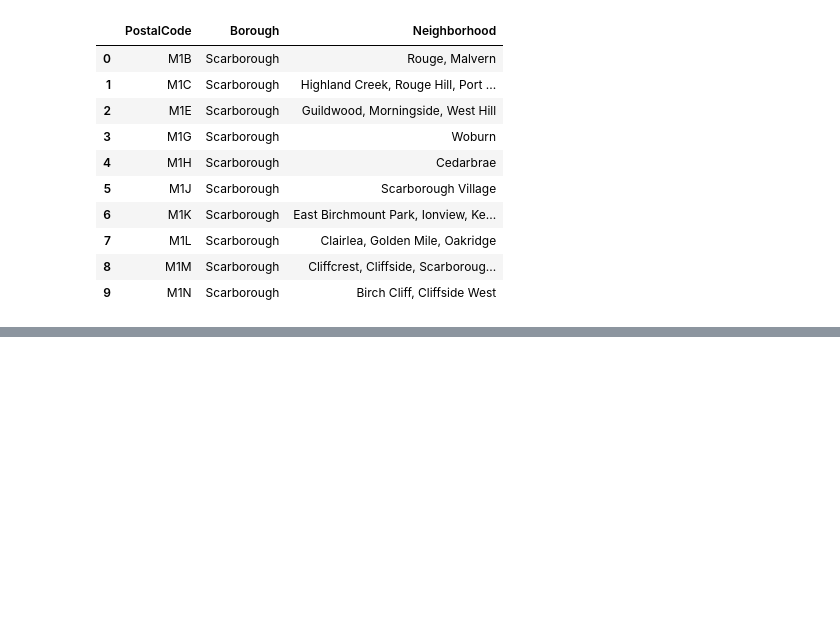
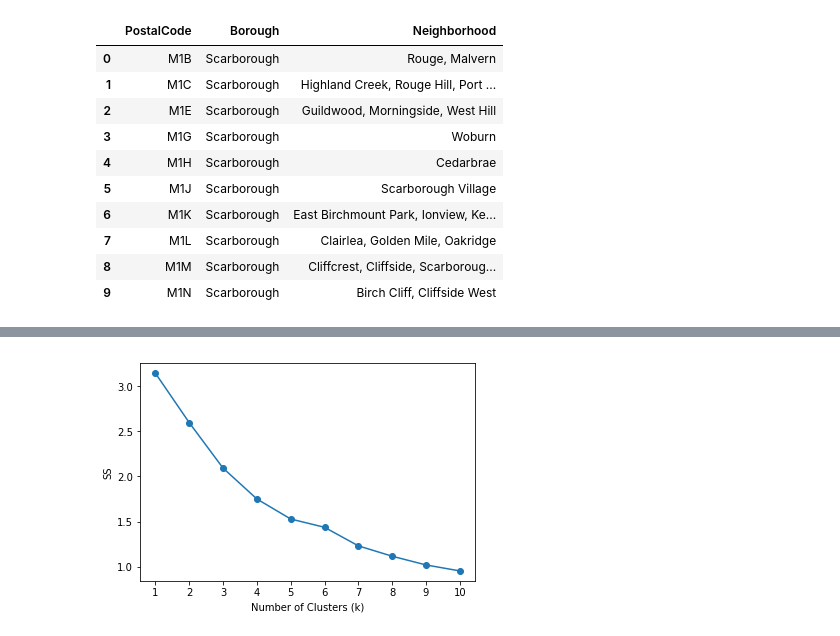
Before and after one commit to jlwalsh13/Coursera_Capstone, a Jupyter notebook: Coursera_Assignment_Toronto_Segmenting.ipynb, the cells around one changed output, grey strips where cells are left out. Drawn from its saved outputs; the diff is of its cells as text; code cells hidden in the pictures; blank space fills up the shorter version.

```diff
--- a/Coursera_Assignment_Toronto_Segmenting.ipynb
+++ b/Coursera_Assignment_Toronto_Segmenting.ipynb
@@ -61,0 +141,7 @@ postalcode_df.shape
+# %%
+# Store Foursquare credentials and parameters.
+CLIENT_ID = 'SQS5S22OXQJAJ1BMBU4H1P4NBDN5AMBTGIRT51FCBOJJ02JS'
+CLIENT_SECRET = 'F2UOU4HIYKUN5TLJ3RUKLZN5NH0INO0OQFBN0MYO0CRCPZRY'
+VERSION = '20180605'
+LIMIT = 100
+radius = 500
@@ -61,0 +195,4 @@ postalcode_df.shape
+# %%
+# Remove "Neighborhood" from list of venues
+toronto_venues = toronto_venues[toronto_venues['Venue Category'] != 'Neighborhood']
+toronto_venues.groupby('Neighborhood').count().head()
@@ -61,0 +227,13 @@ postalcode_df.shape
+# %%
+# Create table of venues per neighborhood.
+# one hot encoding
+toronto_onehot = pd.get_dummies(toronto_venues[['Venue Category']], prefix="", prefix_sep="")
+
+# add neighborhood column back to dataframe
+toronto_onehot['Neighborhood'] = toronto_venues['Neighborhood']
+
+# move neighborhood column to the first column
+fixed_columns = [toronto_onehot.columns[-1]] + list(toronto_onehot.columns[:-1])
+toronto_onehot = toronto_onehot[fixed_columns]
+
+toronto_onehot.head()
@@ -61,0 +253,4 @@ postalcode_df.shape
+# %%
+# Aggregate neighborhood venues by means.
+toronto_grouped = toronto_onehot.groupby('Neighborhood').mean().reset_index()
+toronto_grouped.head()
@@ -61,0 +305,19 @@ postalcode_df.shape
+# %%
+# Conduct Elbow Sum-of-Squares test on clustering DataFrame.
+toronto_grouped_clustering = toronto_grouped.drop('Neighborhood', 1)
+
+k_range = range(1,11)
+sum_of_squares = []
+
+for k in k_range:
+    KM = KMeans(n_clusters=k)
+    KM.fit(toronto_grouped_clustering)
+    sum_of_squares.append(KM.inertia_)
+
+plt.plot(k_range, sum_of_squares, marker='o')
+plt.xlabel('Number of Clusters (k)')
+plt.ylabel('SS')
+plt.xticks(k_range)
+plt.show()
+# %% [output]
+[figure, added]
```
Also changed, not shown: parts of 29 cells of this notebook.
